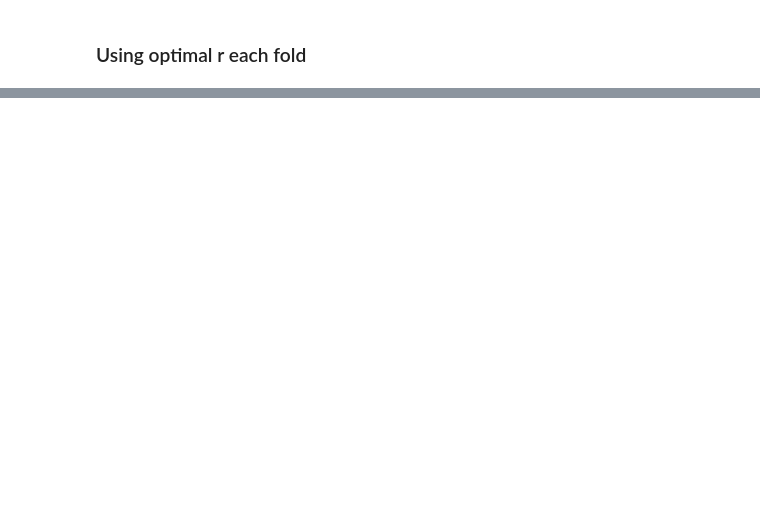
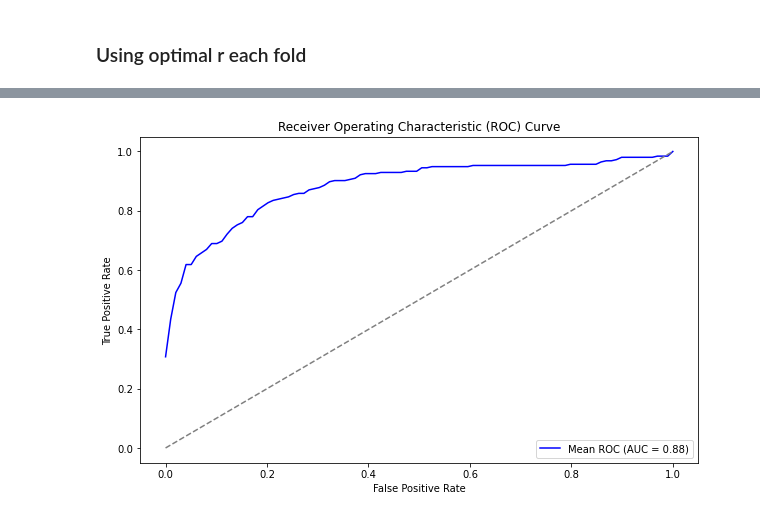
Before and after one commit to Dazarang/Statistical-Machine-Learning, a Jupyter notebook: Project/Project_LogReg.ipynb, the cells around one changed output, grey strips where cells are left out. Saved outputs shown, nothing was run; the diff lists cells and outputs as text; code cells hidden in the pictures; blank space fills up the shorter version.

```diff
--- a/Project/Project_LogReg.ipynb
+++ b/Project/Project_LogReg.ipynb
@@ -915,7 +788,7 @@ import numpy as np
 import pandas as pd
 from sklearn import linear_model as skl_lm
 from sklearn.model_selection import StratifiedKFold, cross_val_score, GridSearchCV
-from sklearn.metrics import balanced_accuracy_score, f1_score, precision_score, recall_score
+from sklearn.metrics import balanced_accuracy_score, f1_score, roc_curve, auc
 
 np.random.seed(1)
 
@@ -923,7 +796,7 @@ np.random.seed(1)
 df = pd.read_csv("train.csv")
 
 # Create a Stratified K-Fold object with 10 folds
-skf = StratifiedKFold(n_splits=10, shuffle=True, random_state=1)
+skf = StratifiedKFold(n_splits=5, shuffle=True, random_state=1)
 
 # Create a logistic regression model
 model = skl_lm.LogisticRegression(solver="liblinear")
@@ -950,9 +823,10 @@ best_model = grid_search.best_estimator_
 conf_matrices = []
 accuracies = []
 balanced_accuracies = []
-recall_scores = []
-precision_scores = []
 f1_scores = []
+fpr = []
+tpr = []
+roc_auc = []
 
 
 # Loop through each fold of the Stratified K-Fold object
@@ -968,8 +842,7 @@ for fold, (train_index, test_index) in enumerate(skf.split(df, df["Lead"])):
 
     best_model.fit(X_train, Y_train)
 
-    # Generate predicted probabilities
-# Generate predicted probabilities
+
     predict_prob = best_model.predict_proba(X_test)
     # Create an array of thresholds to search through
     thresholds = np.arange(0.1, 1.0, 0.001)
@@ -982,9 +855,15 @@ for fold, (train_index, test_index) in enumerate(skf.split(df, df["Lead"])):
     best_threshold_index = np.argmax(f1_scores)
     # Use the threshold with the highest F1 score to generate the final predictions
     prediction = np.where(predict_prob[:, 0] >= thresholds[best_threshold_index], best_model.classes_[0], best_model.classes_[1])
-    print(f'Optimal threshold: {thresholds[best_threshold_index]:.3f}')
-    print('Accuracy:', np.mean(prediction == Y_test))
-    print(f'Balanced accuracy: {balanced_accuracy_score(Y_test, prediction):.3f}')
+
+    fpr_, tpr_, thresholds = roc_curve(Y_test, predict_prob[:, 0], pos_label=best_model.classes_[0])
+    fpr.append(fpr_)
+    tpr.append(tpr_)
+    roc_auc.append(auc(fpr_, tpr_))
+
+    # print(f'Optimal threshold: {thresholds[best_threshold_index]:.3f}')
+    # print('Accuracy:', np.mean(prediction == Y_test))
+    # print(f'Balanced accuracy: {balanced_accuracy_score(Y_test, prediction):.3f}')
 
     # Generate a confusion matrix
     conf_matrix = pd.crosstab(prediction, Y_test)
@@ -996,13 +875,6 @@ for fold, (train_index, test_index) in enumerate(skf.split(df, df["Lead"])):
     accuracies.append(np.mean(prediction == Y_test))
     balanced_accuracies.append(balanced_accuracy_score(Y_test, prediction))
 
-    # print(f"Fold {fold+1}:\n")
-
-    # print("Confusion matrix:\n")
-    # print(conf_matrix, "\n")
-    # print(f"Accuracy: {accuracies[-1]:.3f}")
-    # print(f"Balanced accuracy: {balanced_accuracies[-1]:.3f}")
-
 avg_conf_matrix = sum(conf_matrices) / len(conf_matrices)
 avg_accuracy = sum(accuracies) / len(accuracies)
 avg_balanced_accuracy = sum(balanced_accuracies) / len(balanced_accuracies)
@@ -1013,16 +885,27 @@ print(avg_conf_matrix, "\n")
 print(f"Average accuracy: {avg_accuracy:.3f}")
 print(f"Average balanced accuracy: {avg_balanced_accuracy:.3f}")
 
+from numpy import interp
 
-# Define a list of metrics to calculate
-metrics = ["accuracy", "balanced_accuracy"]
+# Compute the mean FPR and TPR
+min_fpr = np.max([fpr[i][0] for i in range(len(fpr))])
+mean_fpr = np.linspace(min_fpr, 1, 100)
+tprs = []
+for i in range(len(tpr)):
+    tprs.append(interp(mean_fpr, fpr[i], tpr[i]))
 
-X = df.drop(columns=["Lead"])
-y = df["Lead"]
+# Compute the mean ROC AUC
+mean_tpr = np.mean(tprs, axis=0)
+mean_roc_auc = auc(mean_fpr, mean_tpr)
 
-# Loop through each metric and calculate the average score across all folds
-for metric in metrics:
-  scores = cross_val_score(best_model, X, y, cv=skf, scoring=metric)
-  mean_score = np.mean(scores)
-  print(f"Average {metric}: {mean_score:.3f}")
+# Plot the ROC curve
+import matplotlib.pyplot as plt
+
+plt.plot(mean_fpr, mean_tpr, color='b', label='Mean ROC (AUC = %0.2f)' % mean_roc_auc)
+plt.plot([0, 1], [0, 1], color='gray', linestyle='--')
+plt.xlabel('False Positive Rate')
+plt.ylabel('True Positive Rate')
+plt.title('Receiver Operating Characteristic (ROC) Curve')
+plt.legend(loc="lower right")
+plt.show()
 # %% [output]
@@ -1045,0 +921 @@ Average balanced_accuracy: 0.793
+[figure, added]
```
Also changed, not shown: parts of 4 cells of this notebook.
